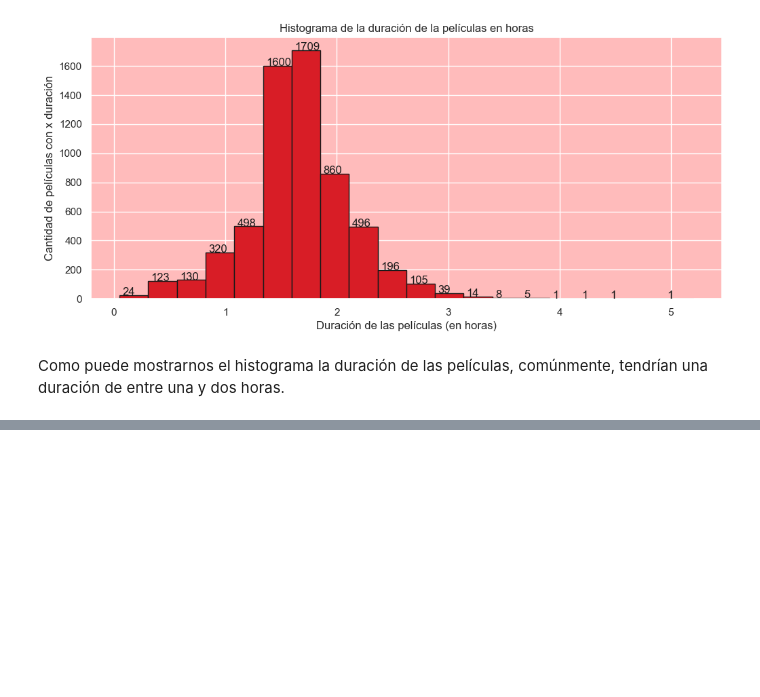
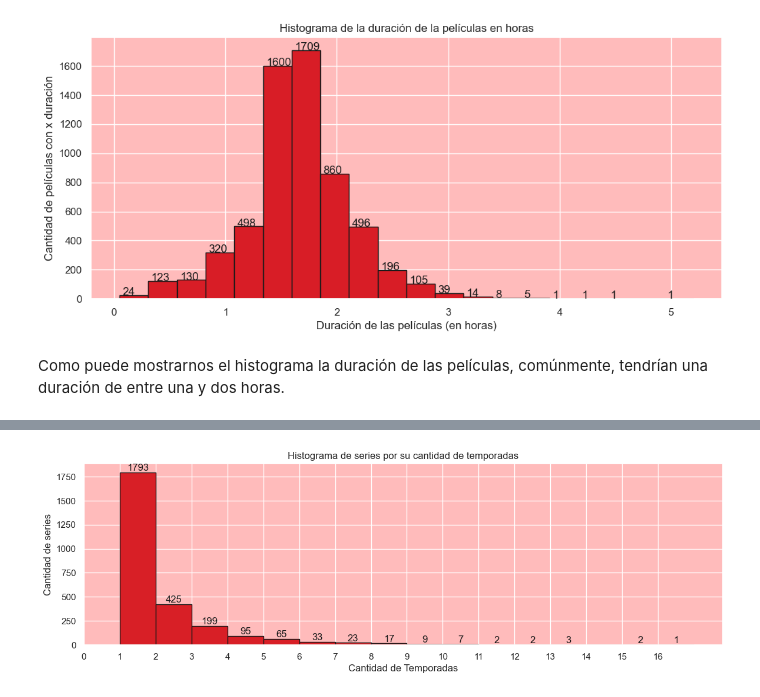
Before and after one commit to Mariagustin-Prg/Netflix-Predictor, a Jupyter notebook: Exploratory_Data_Analysis.ipynb, the cells around one changed output, grey strips where cells are left out. Drawn from its saved outputs; the diff is of its cells as text; code cells hidden in the pictures; blank space fills up the shorter version.

```diff
--- a/notebook.ipynb
+++ b/Exploratory_Data_Analysis.ipynb
@@ -476,0 +496,25 @@ Como puede mostrarnos el histograma la duración de las películas, comúnmente,
+# %%
+import re
+
+duracion_shows = shows['duracion'].str.replace(r"\sSeason|s", "", regex=True)
+duracion_shows = duracion_shows.apply(lambda x: int(x))
+# %%
+fig, ax = plt.subplots(figsize=(14,4))
+
+ax.set_facecolor("#FFbbbb")
+
+n, bins, patches = ax.hist(duracion_shows, bins= 16, color="#D81F26", edgecolor= "k")
+
+ax.set_title("Histograma de series por su cantidad de temporadas")
+ax.set_xlabel("Cantidad de Temporadas")
+ax.set_ylabel("Cantidad de series")
+ax.set_xticks(np.linspace(0, 16, 17))
+
+for i in range(len(patches)):
+    x= patches[i].get_x()
+    y= patches[i].get_height()
+    if y > 0: ax.text(x + 0.5, y, str(int(y)), ha= 'center', va= 'bottom', color='k')
+
+plt.show()
+# %% [output]
+[figure, added]
```
Also changed, not shown: parts of 24 cells of this notebook.
